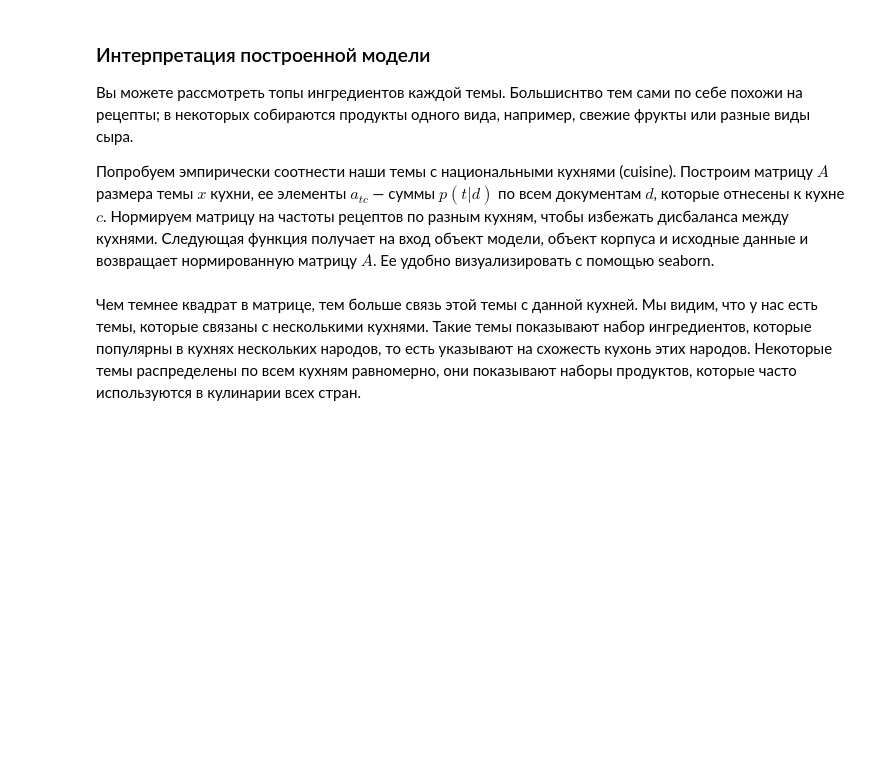
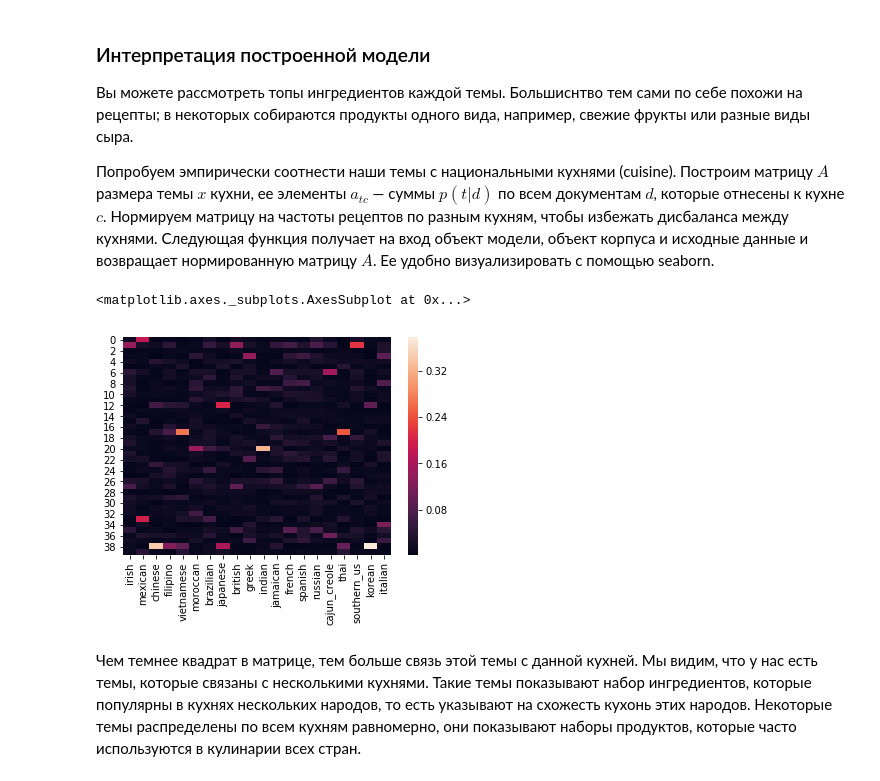
Before and after one commit to kashevg/coursera, a Jupyter notebook: tasks/course3/edit_CookingLDA_PA.ipynb, the cells around one changed output. Saved outputs shown, nothing was run; the diff lists cells and outputs as text; code cells hidden in the pictures; blank space fills up the shorter version.

```diff
--- a/tasks/course3/edit_CookingLDA_PA.ipynb
+++ b/tasks/course3/edit_CookingLDA_PA.ipynb
@@ -75,0 +106,6 @@ __Задание 2.__ У объекта dictionary2 есть переменна
+# %%
+corpus2 = [dictionary2.doc2bow(text) for text in texts]
+corpus_size_before = np.sum(np.array([len(item) for item in corpus]))
+print corpus_size_before
+corpus_size_after = np.sum(np.array([len(item) for item in corpus2]))
+print corpus_size_after
@@ -82,3 +123,9 @@ def save_answers2(dict_size_before, dict_size_after, corpus_size_before, corpus_
 __Задание 3.__ Постройте еще одну модель по корпусу corpus2 и словарю dictionary2, остальные параметры оставьте такими же, как при первом построении модели. Сохраните новую модель в другую переменную (не перезаписывайте предыдущую модель). Не забудьте про фиксирование seed!
 
 Затем воспользуйтесь методом *top_topics* модели, чтобы вычислить ее когерентность. Передайте в качестве аргумента соответствующий модели корпус. Метод вернет список кортежей (топ токенов, когерентность), отсортированных по убыванию последней. Вычислите среднюю по всем темам когерентность для каждой из двух моделей и передайте в функцию save_answers3.
+# %%
+np.random.seed(76543)
+ldamodel2 = models.ldamodel.LdaModel(corpus = corpus2,
+                                    num_topics = 40,
+                                    id2word = dictionary2,
+                                    passes = 5)
@@ -114,3 +204,10 @@ __Задание 5.__ Используйте модель, построенну
 # %%
 from sklearn.ensemble import RandomForestClassifier
 from sklearn.cross_validation import cross_val_score
+# %%
+doc_topics = ldamodel2.get_document_topics(corpus2)
+docs = np.zeros((len(doc_topics), 40))
+for i0, doc in enumerate(doc_topics):
+    for i1, prob in doc:
+        docs[i0, i1] = prob
+print docs
@@ -177,3 +303,10 @@ def plot_matrix(tc_matrix):
+# %%
+# Визуализируйте матрицу
+df = compute_topic_cuisine_matrix(ldamodel2, corpus2, recipes)
+seaborn.heatmap(df)
+# %% [output]
+<matplotlib.axes._subplots.AxesSubplot at 0x...>
+[figure, added]
 # %% [markdown]
 Чем темнее квадрат в матрице, тем больше связь этой темы с данной кухней. Мы видим, что у нас есть темы, которые связаны с несколькими кухнями. Такие темы показывают набор ингредиентов, которые популярны в кухнях нескольких народов, то есть указывают на схожесть кухонь этих народов. Некоторые темы распределены по всем кухням равномерно, они показывают наборы продуктов, которые часто используются в кулинарии всех стран.
 # %% [markdown]
```
Also changed, not shown: parts of 22 cells of this notebook.
